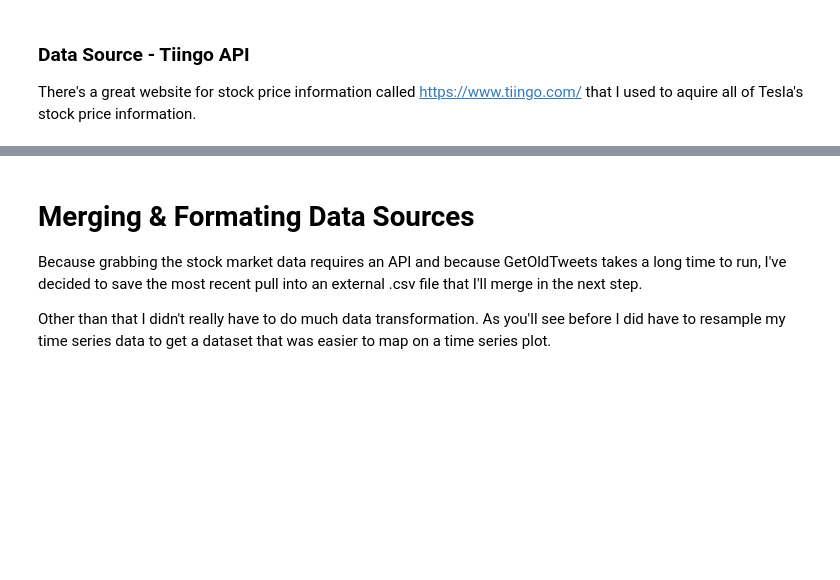
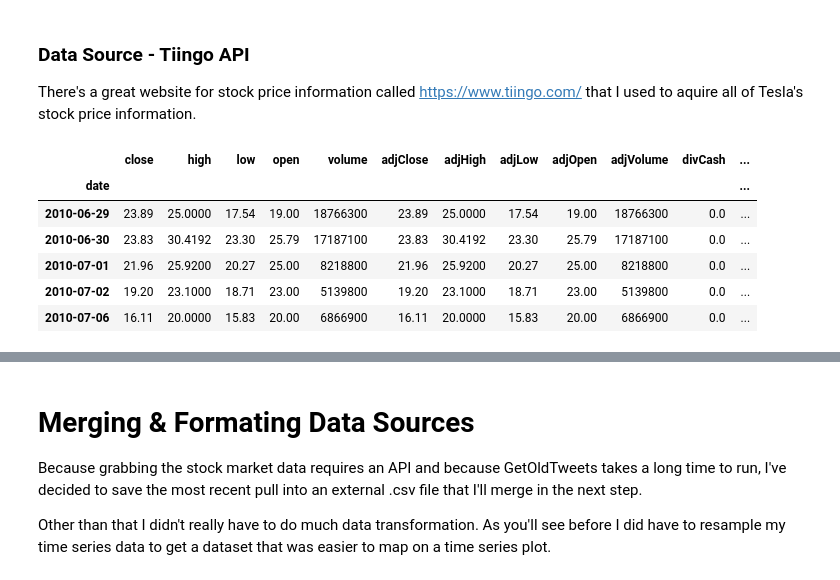
Before and after one commit to mono2010/Elon-Musk-Tweet-Classifier, a Jupyter notebook: elon_tweets.ipynb, the cells around one changed output, grey strips where cells are left out. Saved outputs shown, nothing was run; the diff lists cells and outputs as text; code cells hidden in the pictures; blank space fills up the shorter version.

```diff
--- a/elon_tweets.ipynb
+++ b/elon_tweets.ipynb
@@ -55,8 +55,8 @@ I used the Python package GetOldTweets to aquire tweet text from Elon Musk's twi
 ### Data Source - Tiingo API
 There's a great website for stock price information called https://www.tiingo.com/ that I used to aquire all of Tesla's stock price information.
 # %%
-# header for the API call
-# headers = {
-#    'Content-Type': 'application/json'
-# }
+#header for the API call
+headers = {
+    'Content-Type': 'application/json'
+}
 # %%
@@ -67,21 +67,29 @@ There's a great website for stock price information called https://www.tiingo.co
 # %%
-# grabbing the stock price information for Tiingo.com
-# tickers = 'tsla'
-# startDate = '2010-01-01'
-# endDate = stop
-# token = 'api'
-# url = str(f"https://api.tiingo.com/tiingo/daily/{tickers}/prices?&startDate={startDate}&endDate={endDate}&token={token}")
+#grabbing the stock price information for Tiingo.com
+tickers = 'tsla'
+startDate = '2010-01-01'
+endDate = stop
+token = '7471448cb0d6ac0ee714d622d7cada65b28a552e'
+url = str(f"https://api.tiingo.com/tiingo/daily/{tickers}/prices?&startDate={startDate}&endDate={endDate}&token={token}")
 
-# this is an example of how to filter news story by ticker
-# requestResponse = requests.get(url,
-                              # headers=headers)
+#this is an example of how to filter news story by ticker
+requestResponse = requests.get(url,
+                              headers=headers)
 # %%
-# test_price = pd.DataFrame(requestResponse.json()) # requesting data
+test_price = pd.DataFrame(requestResponse.json()) # requesting data
 # %%
-# test_price['date'] = test_price['date'].str[:10]  # cleaning up data setting up proper date format
-# test_price['date'] = pd.to_datetime(test_price['date'], format='%Y-%m-%d')
-# test_price.set_index('date', inplace = True)
+test_price['date'] = test_price['date'].str[:10]  # cleaning up data setting up proper date format
+test_price['date'] = pd.to_datetime(test_price['date'], format='%Y-%m-%d')
+test_price.set_index('date', inplace = True)
 # %%
-# test_price.head() # data check
+test_price.head() # data check
+# %% [output]
+|  | close | high | low | open | volume | adjClose | adjHigh | adjLow | adjOpen | adjVolume | divCash | ... |
+| date |  |  |  |  |  |  |  |  |  |  |  | ... |
+| 2010-06-29 | 23.89 | 25.0000 | 17.54 | 19.00 | 18766300 | 23.89 | 25.0000 | 17.54 | 19.00 | 18766300 | 0.0 | ... |
+| 2010-06-30 | 23.83 | 30.4192 | 23.30 | 25.79 | 17187100 | 23.83 | 30.4192 | 23.30 | 25.79 | 17187100 | 0.0 | ... |
+| 2010-07-01 | 21.96 | 25.9200 | 20.27 | 25.00 | 8218800 | 21.96 | 25.9200 | 20.27 | 25.00 | 8218800 | 0.0 | ... |
+| 2010-07-02 | 19.20 | 23.1000 | 18.71 | 23.00 | 5139800 | 19.20 | 23.1000 | 18.71 | 23.00 | 5139800 | 0.0 | ... |
+| 2010-07-06 | 16.11 | 20.0000 | 15.83 | 20.00 | 6866900 | 16.11 | 20.0000 | 15.83 | 20.00 | 6866900 | 0.0 | ... |
 # %%
 # creating target variable
```
Also changed, not shown: parts of 18 cells of this notebook, 5 other files.
